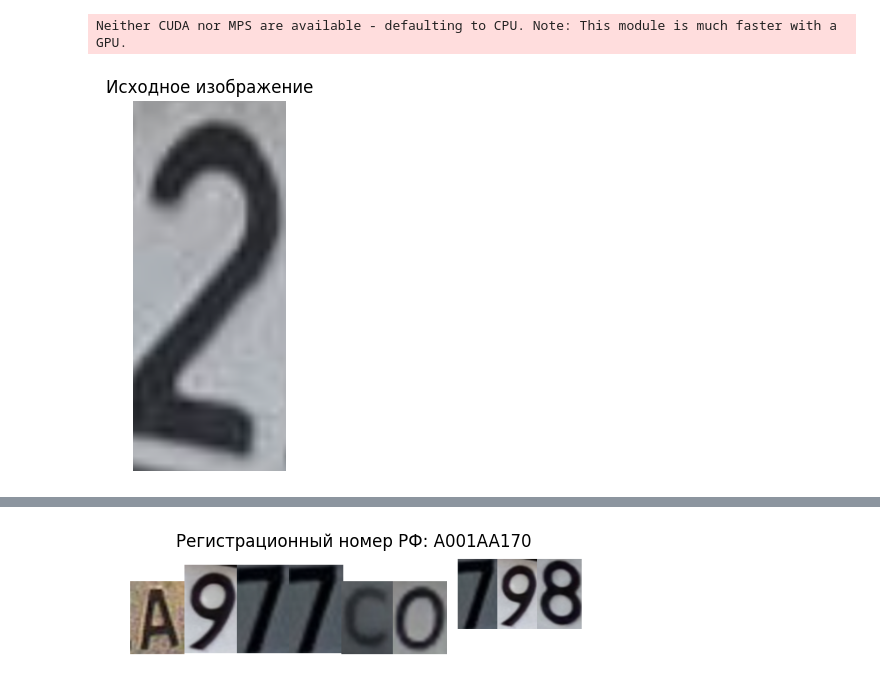
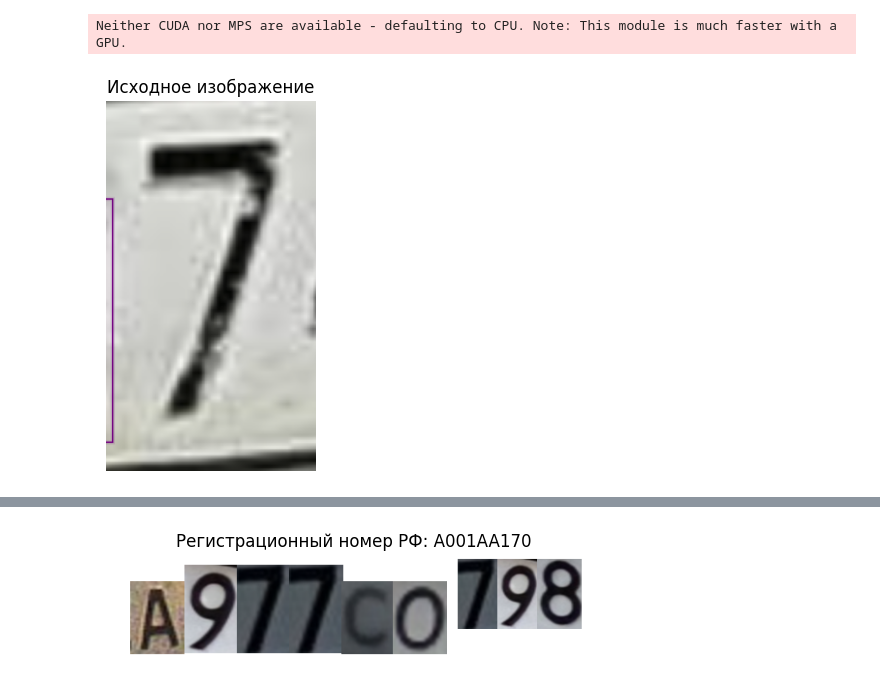
Before and after one commit to naumovan/plate_deformation, a Jupyter notebook: correcting_licence_plate.ipynb, the cells around one changed output, grey strips where cells are left out. Cells and saved outputs as stored; diff of their text form; code cells hidden in the pictures.

```diff
--- a/correcting_licence_plate.ipynb
+++ b/correcting_licence_plate.ipynb
@@ -495,16 +11,16 @@ reader = easyocr.Reader(['en'])
 # %% [output]
 Neither CUDA nor MPS are available - defaulting to CPU. Note: This module is much faster with a GPU.
 # %%
-image_path = '/Users/user/virtualenv/hacks/digitalproriv_grozny/Снимок экрана 2024-07-06 в 17.45.46.png'  # Замените на путь к вашему изображению
+image_path = '/Users/user/Desktop/Снимок экрана 2024-07-06 в 21.46.18.png'  # Замените на путь к вашему изображению
 image = cv2.imread(image_path)
 #image=cv2.cvtColor(image, cv2.COLOR_BGR2GRAY)
 # Отображение исходного изображения
 plt.imshow(cv2.cvtColor(image, cv2.COLOR_BGR2RGB))
 plt.title('Исходное изображение')
 plt.axis('off')
 plt.show()
 # %% [output]
-[figure, old version]
+[figure, new version]
 # %%
 results = reader.readtext(image_path, detail=1,allowlist='1234567890ABEKMHOPCTYX')
 # %%
```
Also changed, not shown: parts of 38 cells of this notebook.
